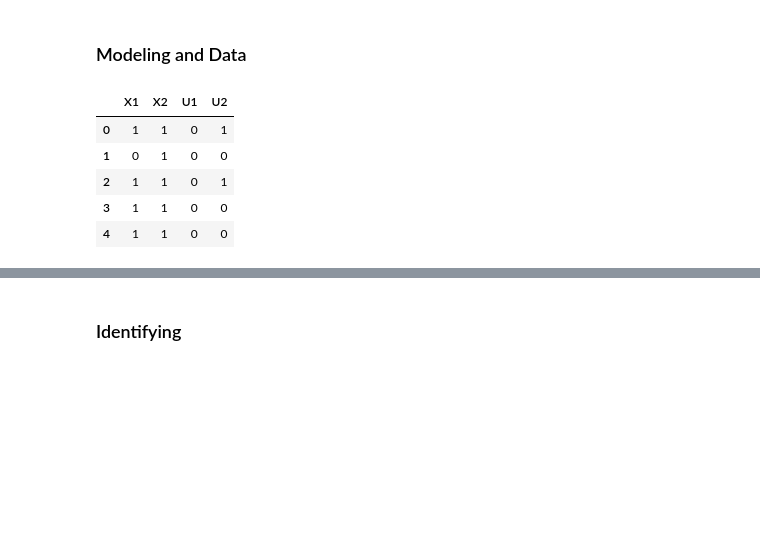
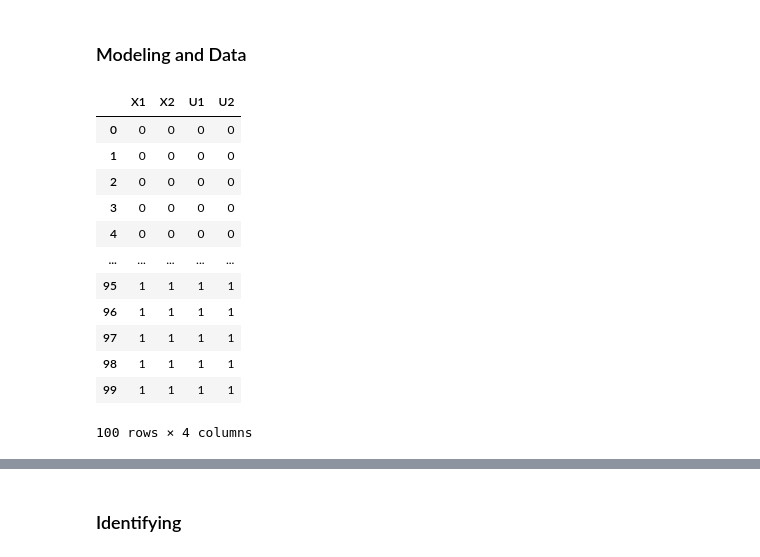
Before and after one commit to Causal-Inference-Group-C4AI/Causal_Inference, a Jupyter notebook: example7/exemplo_7_dowhy.ipynb, the cells around one changed output, grey strips where cells are left out. Drawn from its saved outputs; the diff is of its cells as text; code cells hidden in the pictures; blank space fills up the shorter version.

```diff
--- a/example7/exemplo_7_dowhy.ipynb
+++ b/example7/exemplo_7_dowhy.ipynb
@@ -231,20 +266,26 @@ p value:0.0
 ### Modeling and Data
 # %%
 # Parsing the UAI file
-model_uai = UAIParser("../uai_examples/example-lcn2.uai")
+model_uai = UAIParser("../uai_examples/example-lcn2.uai", ["X1", "X2", "U1", "U2"])
 model_uai.parse()
 
 # Load the data
 data = model_uai.generate_data()
-data.columns = ["X1", "X2", "U1", "U2"]
-data.head()
+data
 # %% [output]
 |  | X1 | X2 | U1 | U2 |
-| 0 | 1 | 1 | 0 | 1 |
-| 1 | 0 | 1 | 0 | 0 |
-| 2 | 1 | 1 | 0 | 1 |
-| 3 | 1 | 1 | 0 | 0 |
-| 4 | 1 | 1 | 0 | 0 |
+| 0 | 0 | 0 | 0 | 0 |
+| 1 | 0 | 0 | 0 | 0 |
+| 2 | 0 | 0 | 0 | 0 |
+| 3 | 0 | 0 | 0 | 0 |
+| 4 | 0 | 0 | 0 | 0 |
+| ... | ... | ... | ... | ... |
+| 95 | 1 | 1 | 1 | 1 |
+| 96 | 1 | 1 | 1 | 1 |
+| 97 | 1 | 1 | 1 | 1 |
+| 98 | 1 | 1 | 1 | 1 |
+| 99 | 1 | 1 | 1 | 1 |
+100 rows × 4 columns
 # %%
 # Modeling
 model = CausalModel(
```
Also changed, not shown: parts of 44 cells of this notebook, 1 other file.
